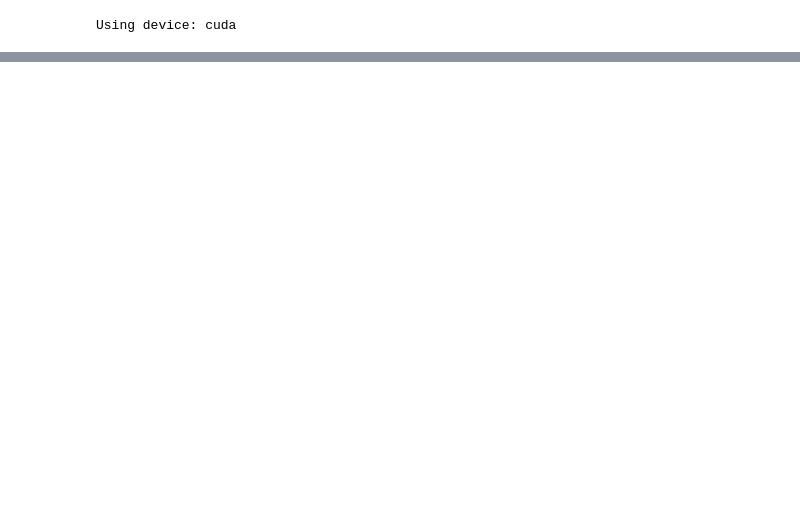
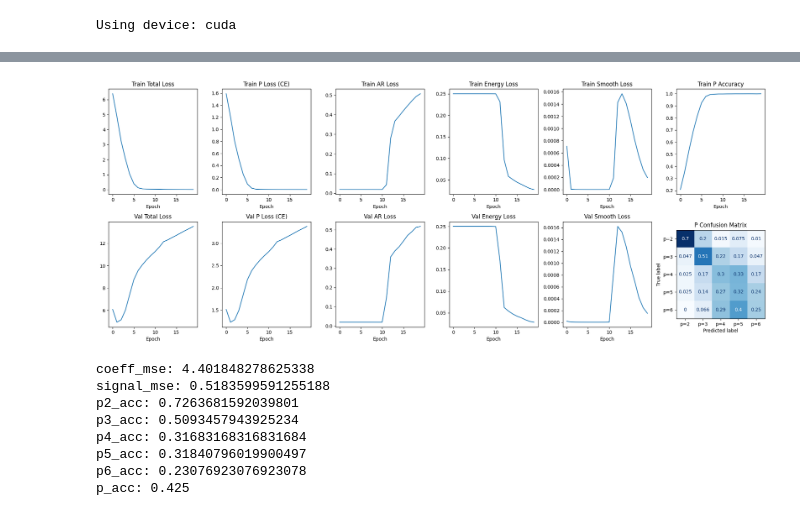
Before and after one commit to erfanzabeh/StocasticDiffEq_Simulation, a Jupyter notebook: notebooks/PINN ablation_studies.ipynb, the cells around one changed output, grey strips where cells are left out. Cells and saved outputs as stored; diff of their text form; code cells hidden in the pictures; blank space fills up the shorter version.

```diff
--- a/notebooks/PINN ablation_studies.ipynb
+++ b/notebooks/PINN ablation_studies.ipynb
@@ -142,8 +141,19 @@ for k, v in bench_results.items():
 # %%
 model, history = do_bench_on_config(ablation_config["no_ar"])
 plot_history(history, model=model, val_loader=val_loader, device=device)
-bench_results = bench_loop(model, X_val, coef_val, p_val, device)
-print(bench_results)
+no_ar_bench_results = bench_loop(model, X_val, coef_val, p_val, device)
+for k, v in no_ar_bench_results.items():
+    print(f"{k}: {v}")
+# %% [output]
+[figure, added]
+coeff_mse: 4.401848278625338
+signal_mse: 0.5183599591255188
+p2_acc: 0.7263681592039801
+p3_acc: 0.5093457943925234
+p4_acc: 0.31683168316831684
+p5_acc: 0.31840796019900497
+p6_acc: 0.23076923076923078
+p_acc: 0.425
 # %%
 model, history = do_bench_on_config(ablation_config["no_p"])
 plot_history(history, model=model, val_loader=val_loader, device=device)
```
Also changed, not shown: parts of 7 cells of this notebook.
